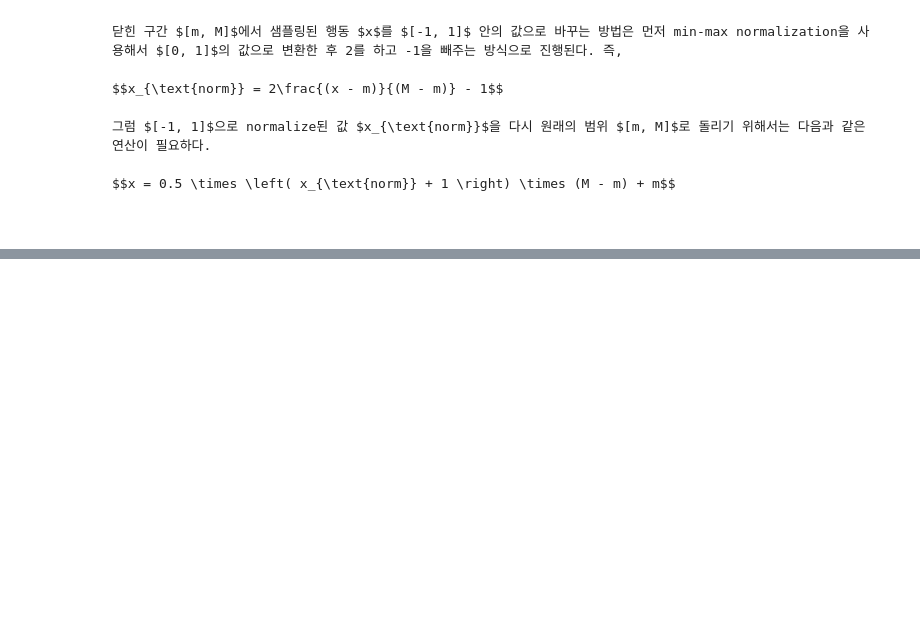
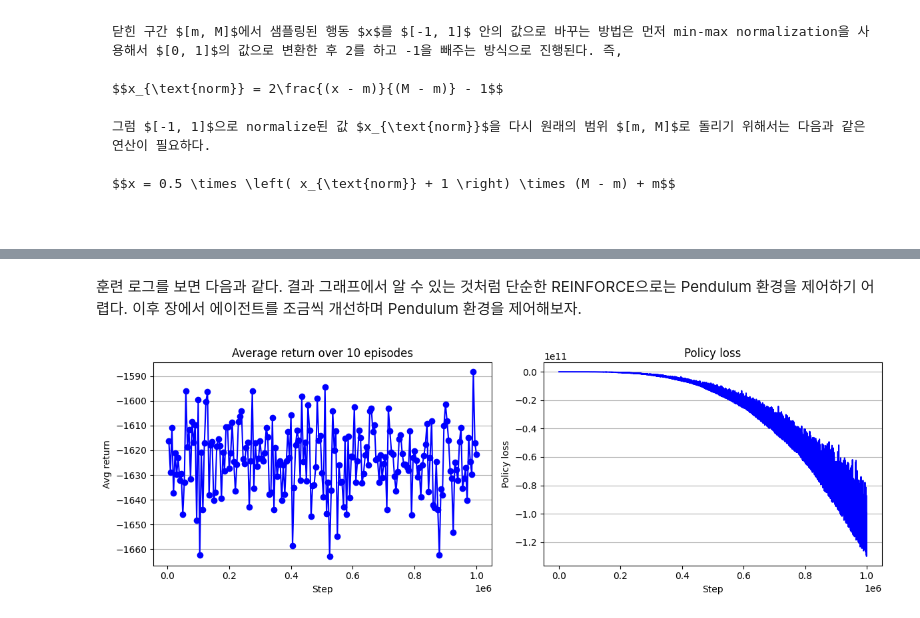
Before and after one commit to HiddenBeginner/Deep-Reinforcement-Learnings, a Jupyter notebook: _sources/book/Chapter2/3-implementation-reinforce.ipynb, the cells around one changed output, grey strips where cells are left out. Saved outputs shown, nothing was run; the diff lists cells and outputs as text; code cells hidden in the pictures; blank space fills up the shorter version.

```diff
--- a/_sources/book/Chapter2/3-implementation-reinforce.ipynb
+++ b/_sources/book/Chapter2/3-implementation-reinforce.ipynb
@@ -430,0 +482,14 @@ Coming soon!
+# %%
+def evaluate(env_name, agent, eval_iterations):
+    env = gym.make(env_name)
+    scores = []
+    for _ in range(eval_iterations):
+        (s, _), terminated, truncated, score = env.reset(seed=np.random.randint(10000)), False, False, 0
+        while not (terminated or truncated):
+            a = agent.act(s, training=False)
+            s_prime, r, terminated, truncated, _ = env.step(2.0 * a)
+            score += r
+            s = s_prime
+        scores.append(score)
+    env.close()
+    return round(np.mean(scores), 4)
@@ -430,0 +527,29 @@ Coming soon!
+# %% [markdown]
+훈련 로그를 보면 다음과 같다. 결과 그래프에서 알 수 있는 것처럼 단순한 REINFORCE으로는 Pendulum 환경을 제어하기 어렵다.
+이후 장에서 에이전트를 조금씩 개선하며 Pendulum 환경을 제어해보자.
+# %%
+logger = pd.DataFrame(logger)
+logger.columns = ['step', 'key', 'value']
+
+fig = plt.figure(figsize=(12, 4))
+
+ax = fig.add_subplot(1, 2, 1)
+key = 'Avg return'
+ax.plot(logger.loc[logger['key'] == key, 'step'], logger.loc[logger['key'] == key, 'value'], 'bo-')
+ax.grid(axis='y')
+ax.set_title("Average return over 10 episodes")
+ax.set_xlabel("Step")
+ax.set_ylabel("Avg return")
+
+ax = fig.add_subplot(1, 2, 2)
+key = 'policy_loss'
+ax.plot(logger.loc[logger['key'] == key, 'step'], logger.loc[logger['key'] == key, 'value'], 'b-')
+ax.grid(axis='y')
+ax.set_title("Policy loss")
+ax.set_xlabel("Step")
+ax.set_ylabel("Policy loss")
+
+fig.tight_layout()
+plt.show()
+# %% [output]
+[figure, added]
```
Also changed, not shown: parts of 14 cells of this notebook, 6 other files.
